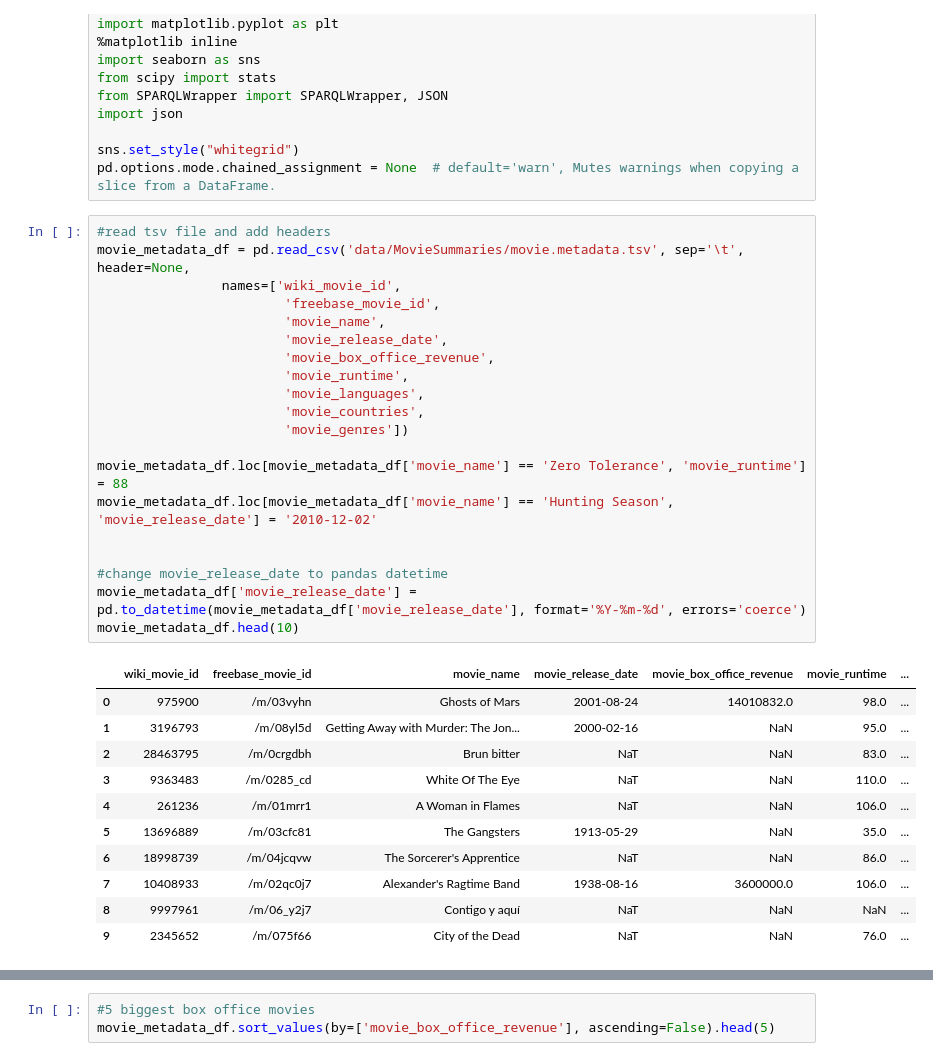
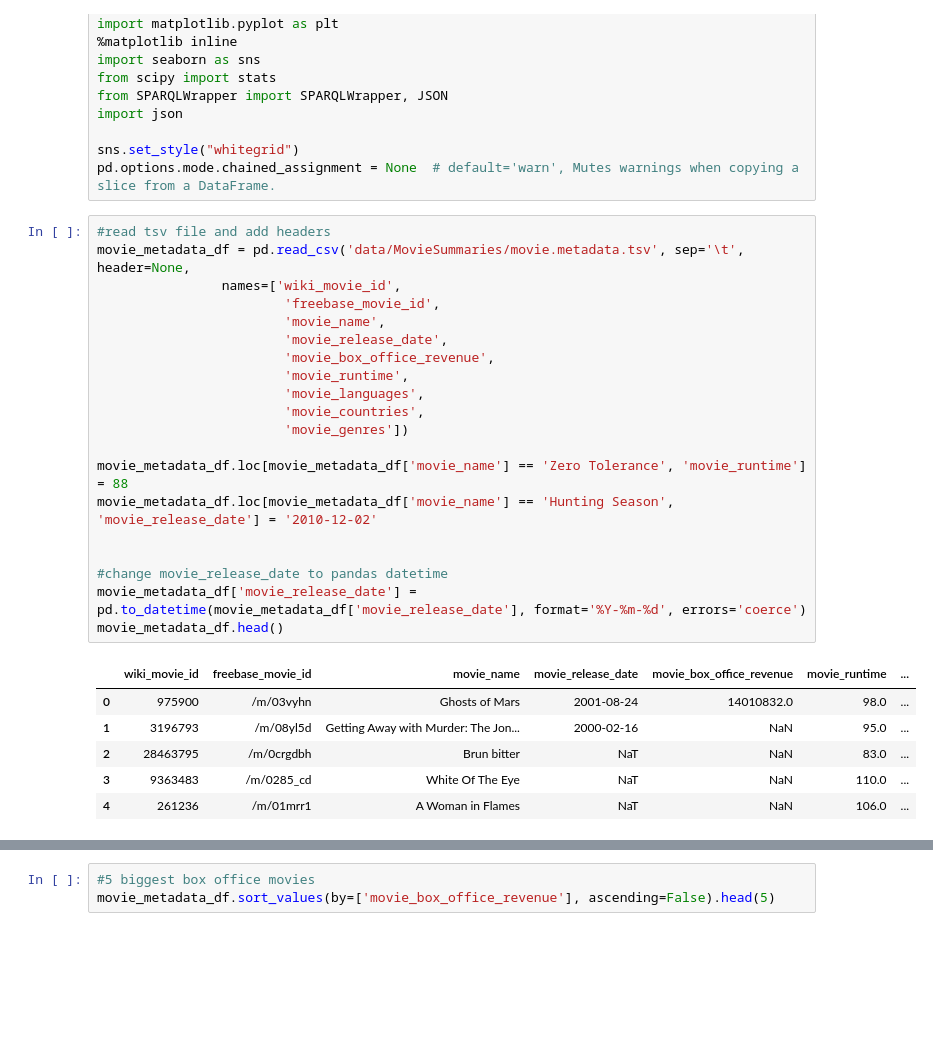
Before and after one commit to epfl-ada/ada-2023-project-adhd2023, a Jupyter notebook: Movies.ipynb, the cells around one changed output, grey strips where cells are left out. Drawn from its saved outputs; the diff is of its cells as text; blank space fills up the shorter version.

```diff
--- a/Movies.ipynb
+++ b/Movies.ipynb
@@ -15,35 +15,30 @@ pd.options.mode.chained_assignment = None  # default='warn', Mutes warnings when
 # %%
 #read tsv file and add headers
 movie_metadata_df = pd.read_csv('data/MovieSummaries/movie.metadata.tsv', sep='\t', header=None,
                 names=['wiki_movie_id',
                         'freebase_movie_id',
                         'movie_name',
                         'movie_release_date',
                         'movie_box_office_revenue',
                         'movie_runtime',
                         'movie_languages',
                         'movie_countries',
                         'movie_genres'])
 
 movie_metadata_df.loc[movie_metadata_df['movie_name'] == 'Zero Tolerance', 'movie_runtime'] = 88
 movie_metadata_df.loc[movie_metadata_df['movie_name'] == 'Hunting Season', 'movie_release_date'] = '2010-12-02'
 
 
 #change movie_release_date to pandas datetime
 movie_metadata_df['movie_release_date'] = pd.to_datetime(movie_metadata_df['movie_release_date'], format='%Y-%m-%d', errors='coerce')
-movie_metadata_df.head(10)
+movie_metadata_df.head()
 # %% [output]
 |  | wiki_movie_id | freebase_movie_id | movie_name | movie_release_date | movie_box_office_revenue | movie_runtime | ... |
 | 0 | 975900 | /m/03vyhn | Ghosts of Mars | 2001-08-24 | 14010832.0 | 98.0 | ... |
 | 1 | 3196793 | /m/08yl5d | Getting Away with Murder: The Jon... | 2000-02-16 | NaN | 95.0 | ... |
 | 2 | 28463795 | /m/0crgdbh | Brun bitter | NaT | NaN | 83.0 | ... |
 | 3 | 9363483 | /m/0285_cd | White Of The Eye | NaT | NaN | 110.0 | ... |
 | 4 | 261236 | /m/01mrr1 | A Woman in Flames | NaT | NaN | 106.0 | ... |
-| 5 | 13696889 | /m/03cfc81 | The Gangsters | 1913-05-29 | NaN | 35.0 | ... |
-| 6 | 18998739 | /m/04jcqvw | The Sorcerer's Apprentice | NaT | NaN | 86.0 | ... |
-| 7 | 10408933 | /m/02qc0j7 | Alexander's Ragtime Band | 1938-08-16 | 3600000.0 | 106.0 | ... |
-| 8 | 9997961 | /m/06_y2j7 | Contigo y aquí | NaT | NaN | NaN | ... |
-| 9 | 2345652 | /m/075f66 | City of the Dead | NaT | NaN | 76.0 | ... |
 # %%
 #create a dataframe with only the movie languages
 movie_languages_df = movie_metadata_df[['freebase_movie_id', 'movie_languages']]
```
Also changed, not shown: parts of 19 cells of this notebook, 7 other files.
